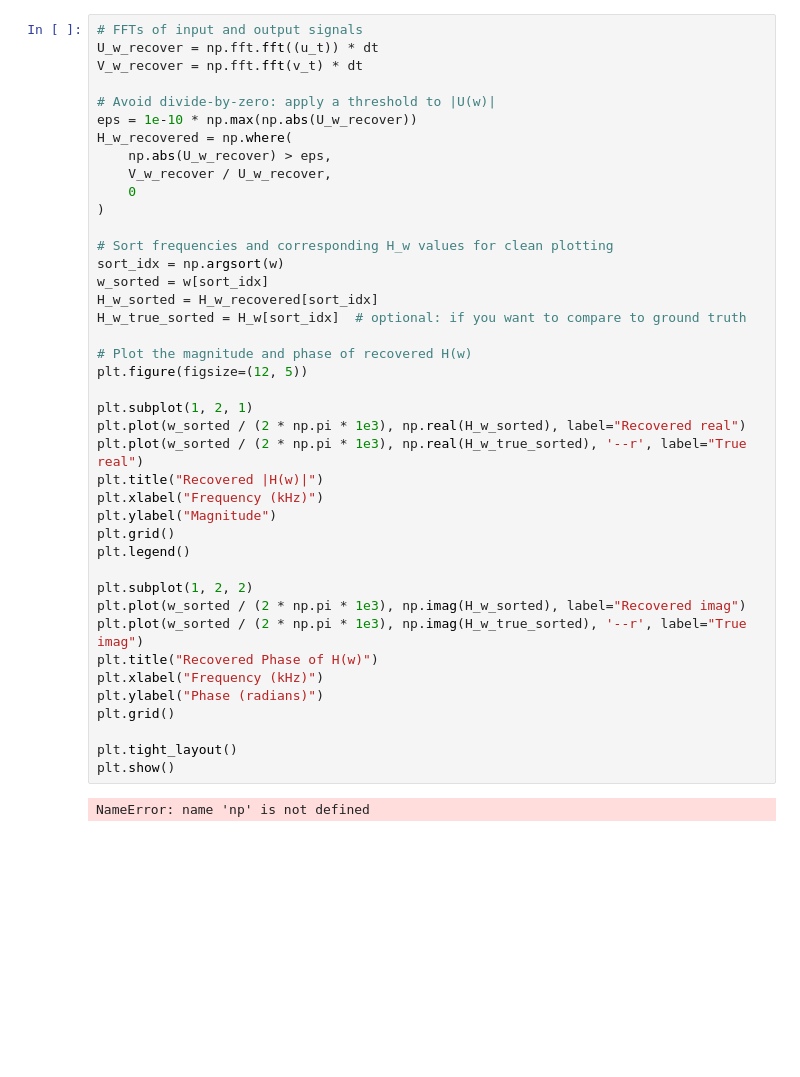
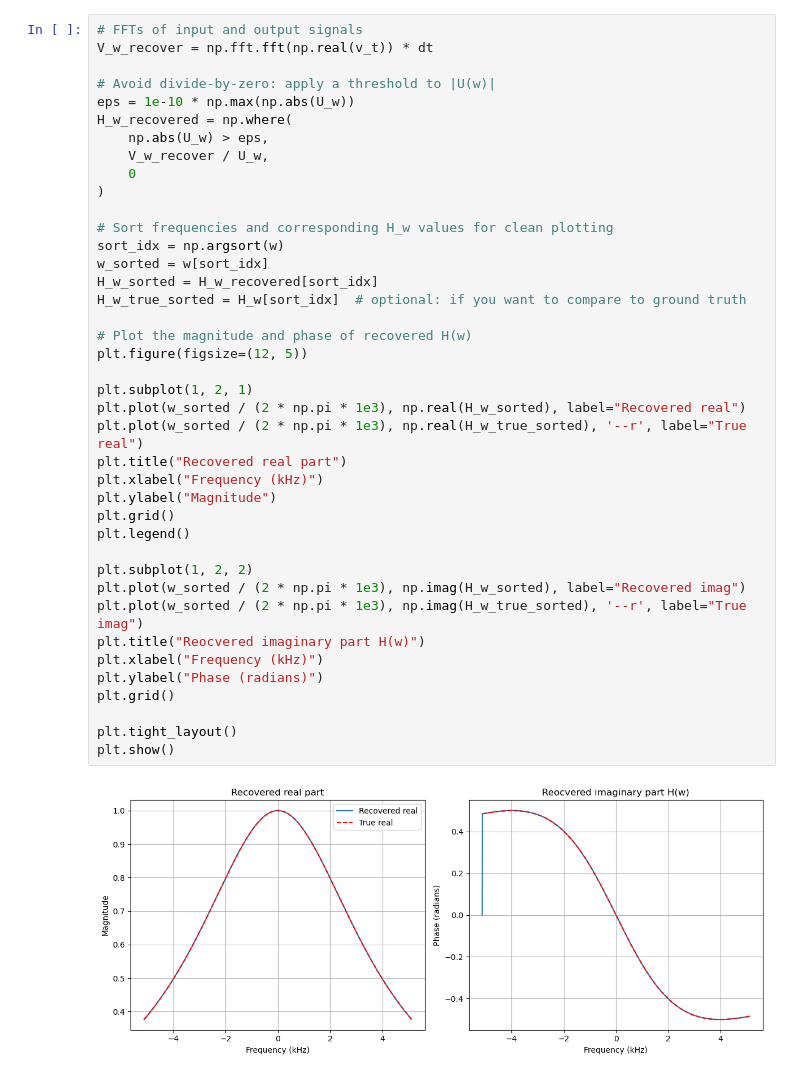
Before and after one commit to luriol/Cryopreservation, a Jupyter notebook: capacitor_time_domain.ipynb, the cells around one changed output. Saved outputs shown, nothing was run; the diff lists cells and outputs as text; blank space fills up the shorter version.

```diff
--- a/capacitor_time_domain.ipynb
+++ b/capacitor_time_domain.ipynb
@@ -38,44 +41,43 @@ plt.show()
 # %%
 # FFTs of input and output signals
-U_w_recover = np.fft.fft((u_t)) * dt
-V_w_recover = np.fft.fft(v_t) * dt
+V_w_recover = np.fft.fft(np.real(v_t)) * dt
 
 # Avoid divide-by-zero: apply a threshold to |U(w)|
-eps = 1e-10 * np.max(np.abs(U_w_recover))
+eps = 1e-10 * np.max(np.abs(U_w))
 H_w_recovered = np.where(
-    np.abs(U_w_recover) > eps,
-    V_w_recover / U_w_recover,
+    np.abs(U_w) > eps,
+    V_w_recover / U_w,
     0
 )
 
 # Sort frequencies and corresponding H_w values for clean plotting
 sort_idx = np.argsort(w)
 w_sorted = w[sort_idx]
 H_w_sorted = H_w_recovered[sort_idx]
 H_w_true_sorted = H_w[sort_idx]  # optional: if you want to compare to ground truth
 
 # Plot the magnitude and phase of recovered H(w)
 plt.figure(figsize=(12, 5))
 
 plt.subplot(1, 2, 1)
 plt.plot(w_sorted / (2 * np.pi * 1e3), np.real(H_w_sorted), label="Recovered real")
 plt.plot(w_sorted / (2 * np.pi * 1e3), np.real(H_w_true_sorted), '--r', label="True real")
-plt.title("Recovered |H(w)|")
+plt.title("Recovered real part")
 plt.xlabel("Frequency (kHz)")
 plt.ylabel("Magnitude")
 plt.grid()
 plt.legend()
 
 plt.subplot(1, 2, 2)
 plt.plot(w_sorted / (2 * np.pi * 1e3), np.imag(H_w_sorted), label="Recovered imag")
 plt.plot(w_sorted / (2 * np.pi * 1e3), np.imag(H_w_true_sorted), '--r', label="True imag")
-plt.title("Recovered Phase of H(w)")
+plt.title("Reocvered imaginary part H(w)")
 plt.xlabel("Frequency (kHz)")
 plt.ylabel("Phase (radians)")
 plt.grid()
 
 plt.tight_layout()
 plt.show()
 # %% [output]
-NameError: name 'np' is not defined
+[figure, added]
 # %%
```
Also changed, not shown: parts of 3 cells of this notebook, 1 other file.
